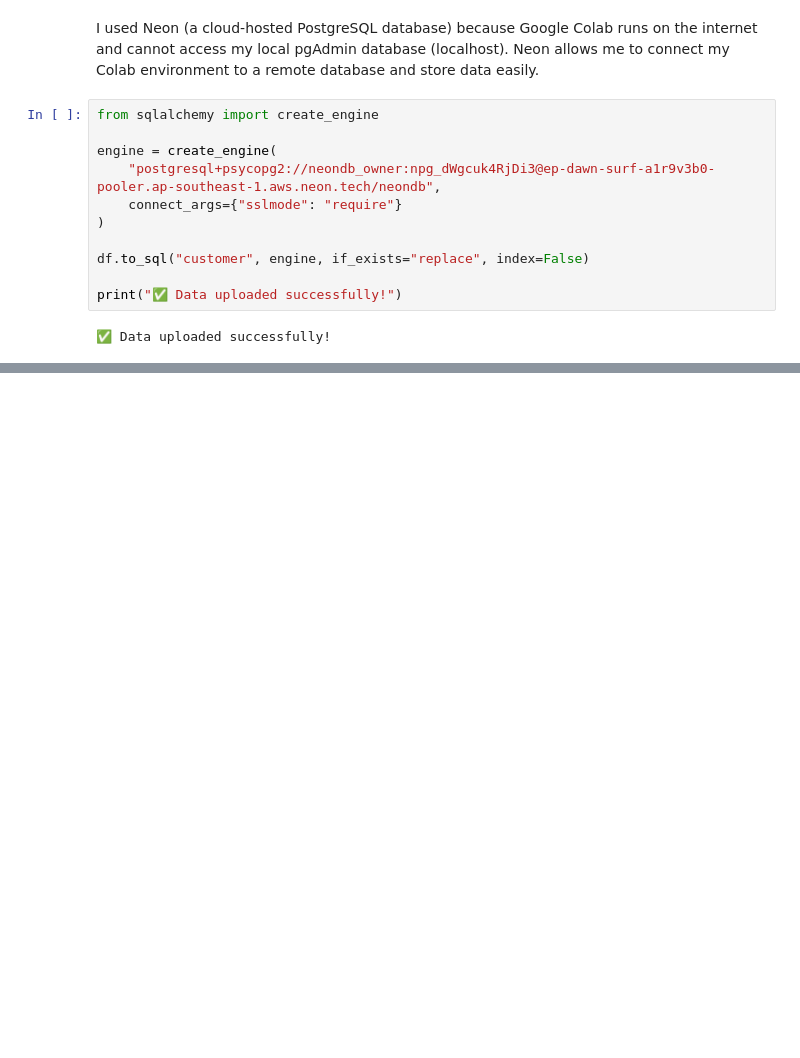
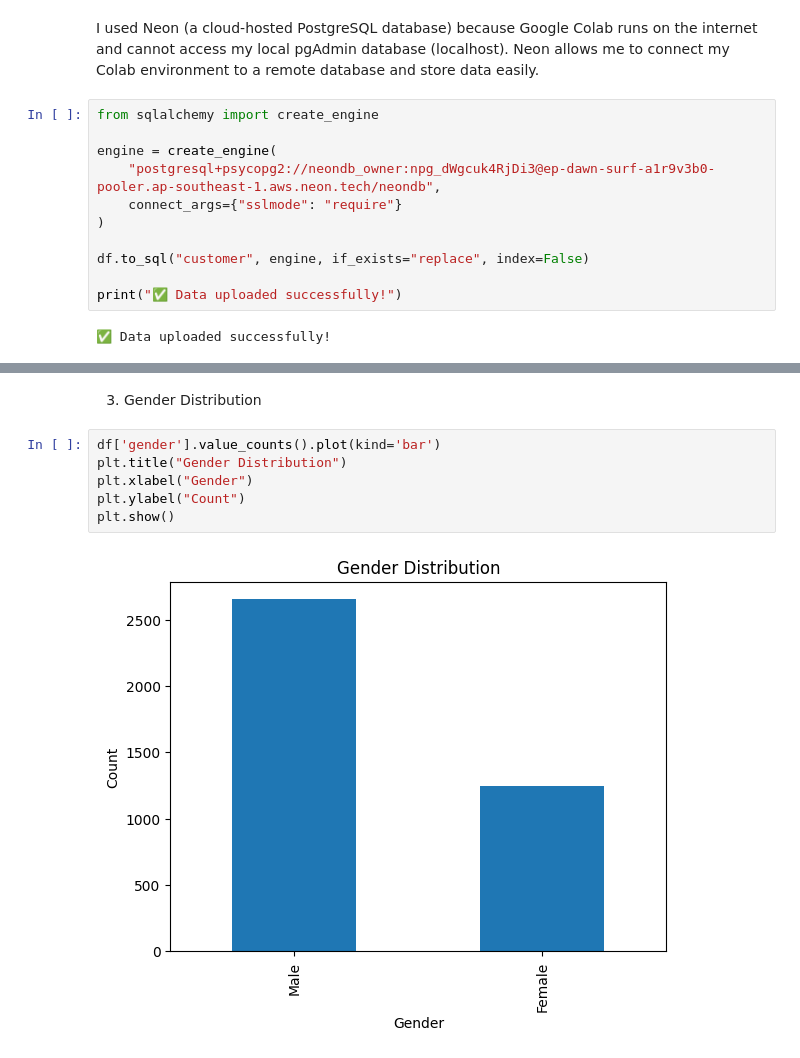
Before and after one commit to Ramya-1026/Customer_Behavior_Analysis, a Jupyter notebook: CUSTOMER_BEHAVIOUR_INTERNSHIP_PROJECT.ipynb, the cells around one changed output, grey strips where cells are left out. Saved outputs shown, nothing was run; the diff lists cells and outputs as text; blank space fills up the shorter version.

```diff
--- a/CUSTOMER_BEHAVIOUR_INTERNSHIP_PROJECT.ipynb
+++ b/CUSTOMER_BEHAVIOUR_INTERNSHIP_PROJECT.ipynb
@@ -198,0 +224,10 @@ print("✅ Data uploaded successfully!")
+# %% [markdown]
+3. Gender Distribution
+# %%
+df['gender'].value_counts().plot(kind='bar')
+plt.title("Gender Distribution")
+plt.xlabel("Gender")
+plt.ylabel("Count")
+plt.show()
+# %% [output]
+[figure, added]
```
Also changed, not shown: parts of 10 cells of this notebook.
